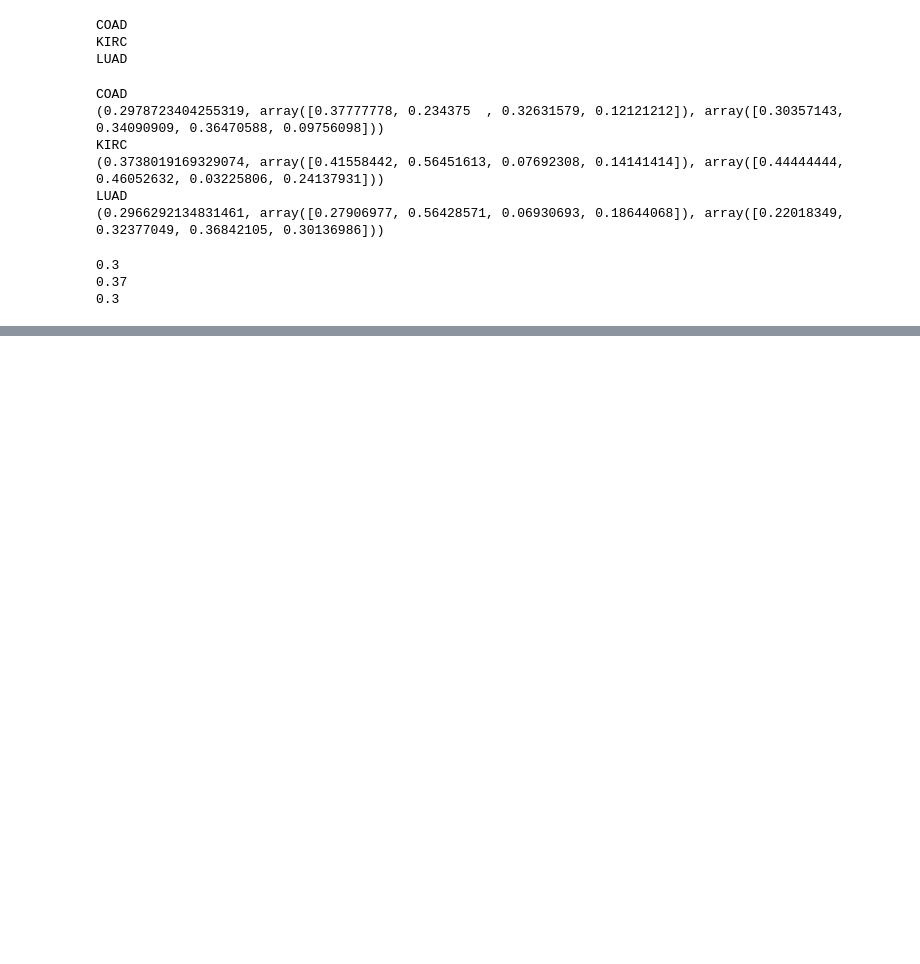
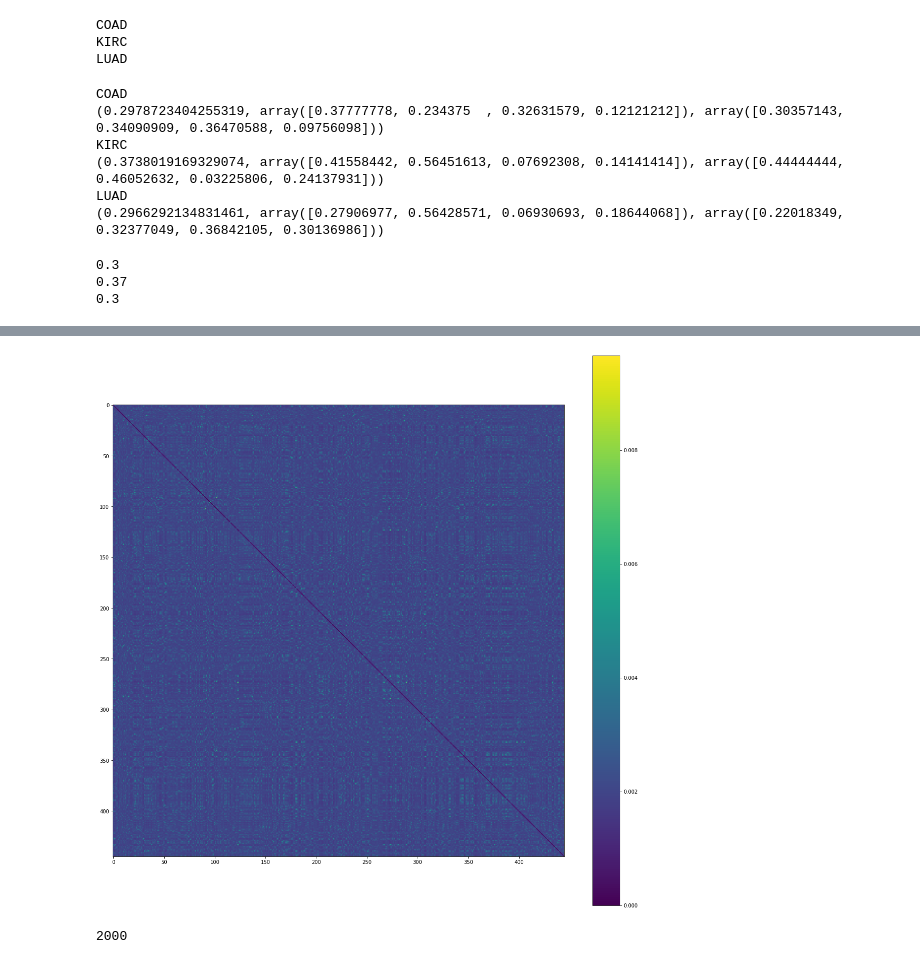
Before and after one commit to colombelli/gat-cancer-staging, a Jupyter notebook: notebooks/spectral_clustering.ipynb, the cells around one changed output, grey strips where cells are left out. Cells and saved outputs as stored; diff of their text form; code cells hidden in the pictures; blank space fills up the shorter version.

```diff
--- a/notebooks/spectral_clustering.ipynb
+++ b/notebooks/spectral_clustering.ipynb
@@ -131,9 +134,9 @@ def generate_csvs(edges_df, class_df, max_each_feature=100, multi_omics=True):
     return
 
 
-def get_snf_network(dfs_values_matrices, class_df):
+def get_snf_network(dfs_values_matrices, class_df, t=20):
     affinity_networks = snf.make_affinity(dfs_values_matrices)
-    fused_network = snf.snf(affinity_networks)
+    fused_network = snf.snf(affinity_networks, t=t)
     return fused_network
     #np.fill_diagonal(fused_network, 1)
     #G = nx.from_pandas_adjacency(pd.DataFrame(data=fused_network, index=class_df.index.values, columns=class_df.index.values), create_using=nx.Graph())
@@ -219,0 +234,2 @@ print(round(0.2966292134831461, 2))
+# %%
+net = get_snf_network(dfs_values, class_df, t=20)
@@ -219,0 +254,11 @@ print(round(0.2966292134831461, 2))
+# %%
+plt.figure(figsize=(20,20))
+plt.imshow(net)
+plt.colorbar()
+plt.show()
+# %% [output]
+[figure, added]
+# %%
+len(df1.columns)
+# %% [output]
+2000
```
Also changed, not shown: parts of 3 cells of this notebook, 5 other files.
